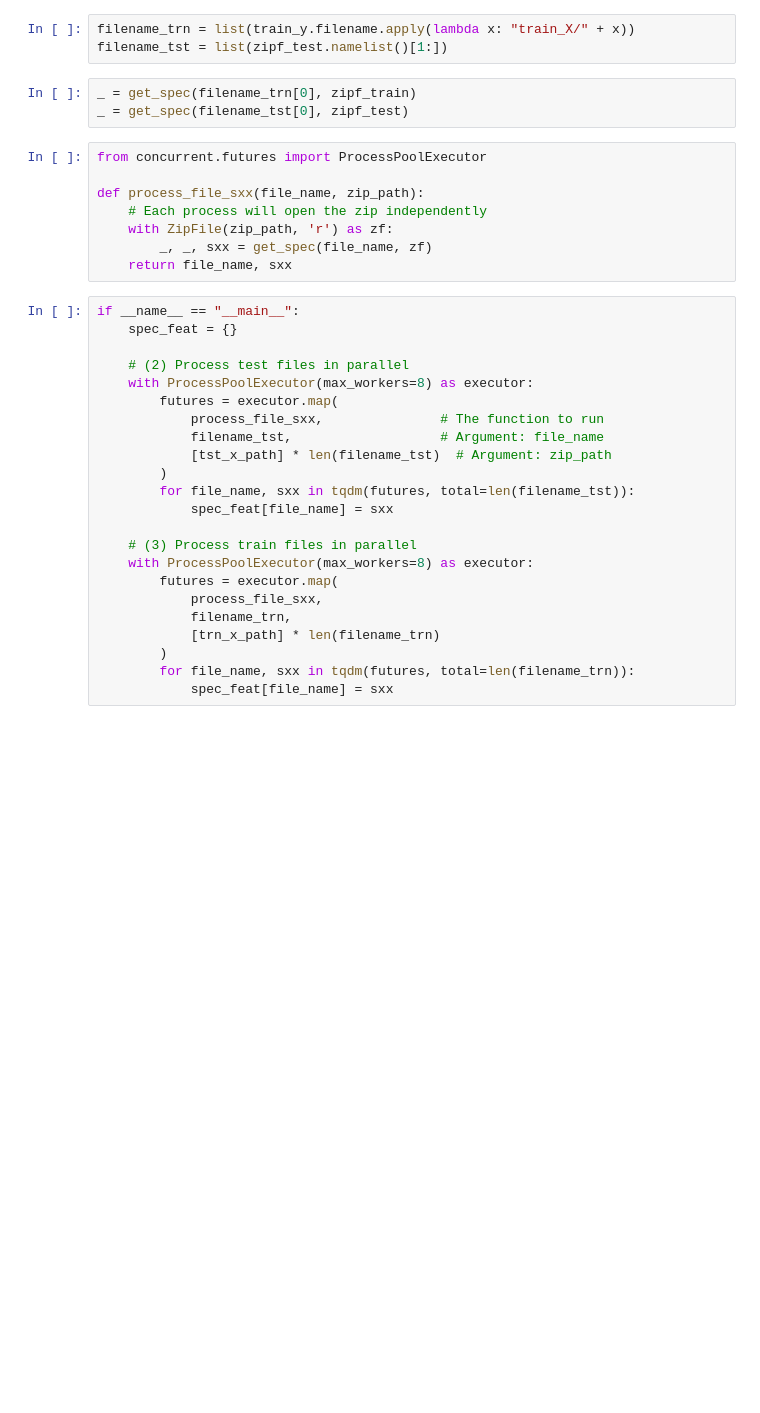
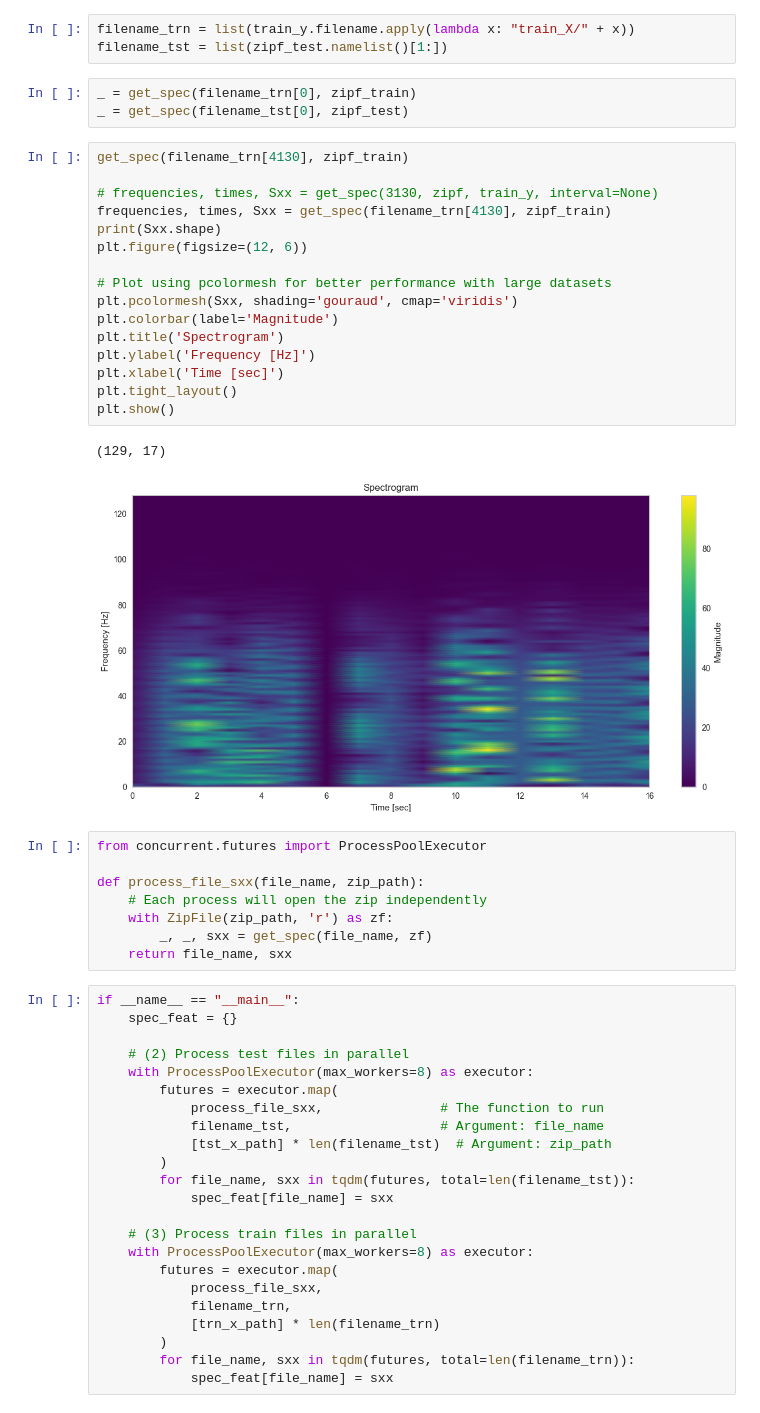
Before and after one commit to JoeZhao527/cl-bricks, a Jupyter notebook: notebooks/spectrogram.ipynb, the cells around one changed output. Cells and saved outputs as stored; diff of their text form; blank space fills up the shorter version.

```diff
--- a/notebooks/spectrogram.ipynb
+++ b/notebooks/spectrogram.ipynb
@@ -77,6 +77,25 @@ filename_tst = list(zipf_test.namelist()[1:])
 # %%
 _ = get_spec(filename_trn[0], zipf_train)
 _ = get_spec(filename_tst[0], zipf_test)
+# %%
+get_spec(filename_trn[4130], zipf_train)
+
+# frequencies, times, Sxx = get_spec(3130, zipf, train_y, interval=None)
+frequencies, times, Sxx = get_spec(filename_trn[4130], zipf_train)
+print(Sxx.shape)
+plt.figure(figsize=(12, 6))
+
+# Plot using pcolormesh for better performance with large datasets
+plt.pcolormesh(Sxx, shading='gouraud', cmap='viridis')
+plt.colorbar(label='Magnitude')
+plt.title('Spectrogram')
+plt.ylabel('Frequency [Hz]')
+plt.xlabel('Time [sec]')
+plt.tight_layout()
+plt.show()
+# %% [output]
+(129, 17)
+[figure, added]
 # %%
 from concurrent.futures import ProcessPoolExecutor
 
```
Also changed, not shown: parts of 1 cell of this notebook, 2 other files.
